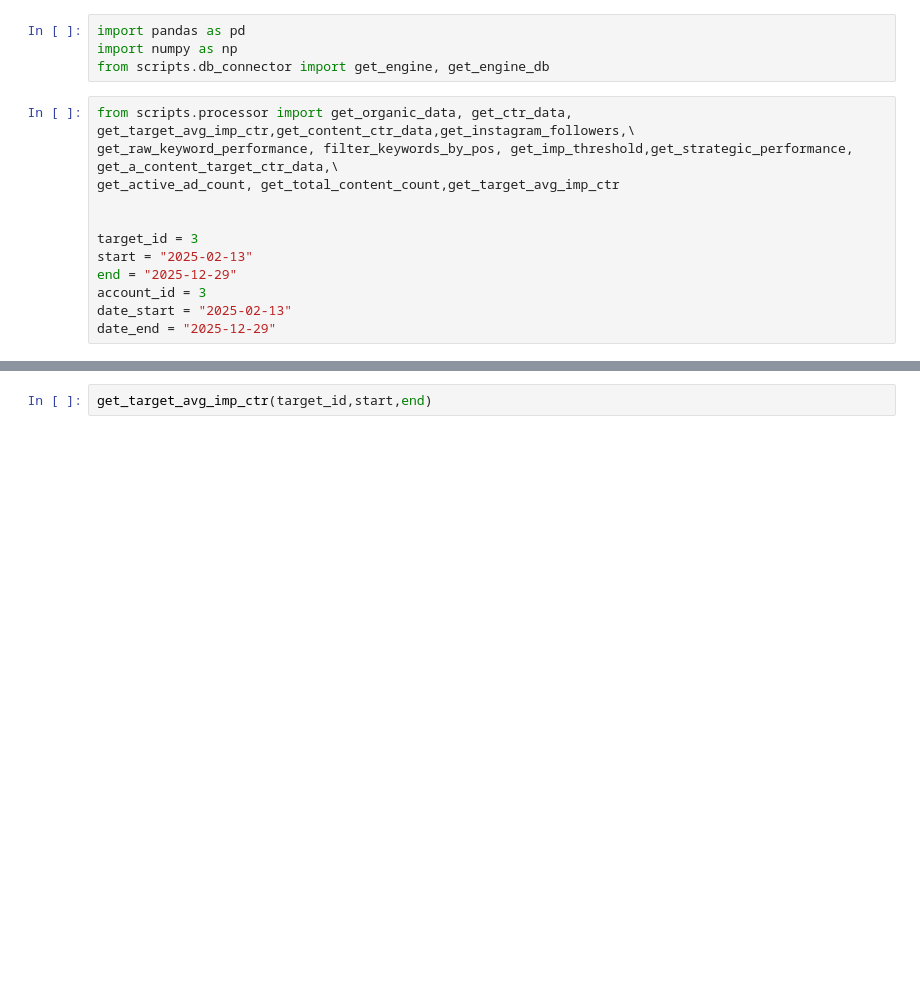
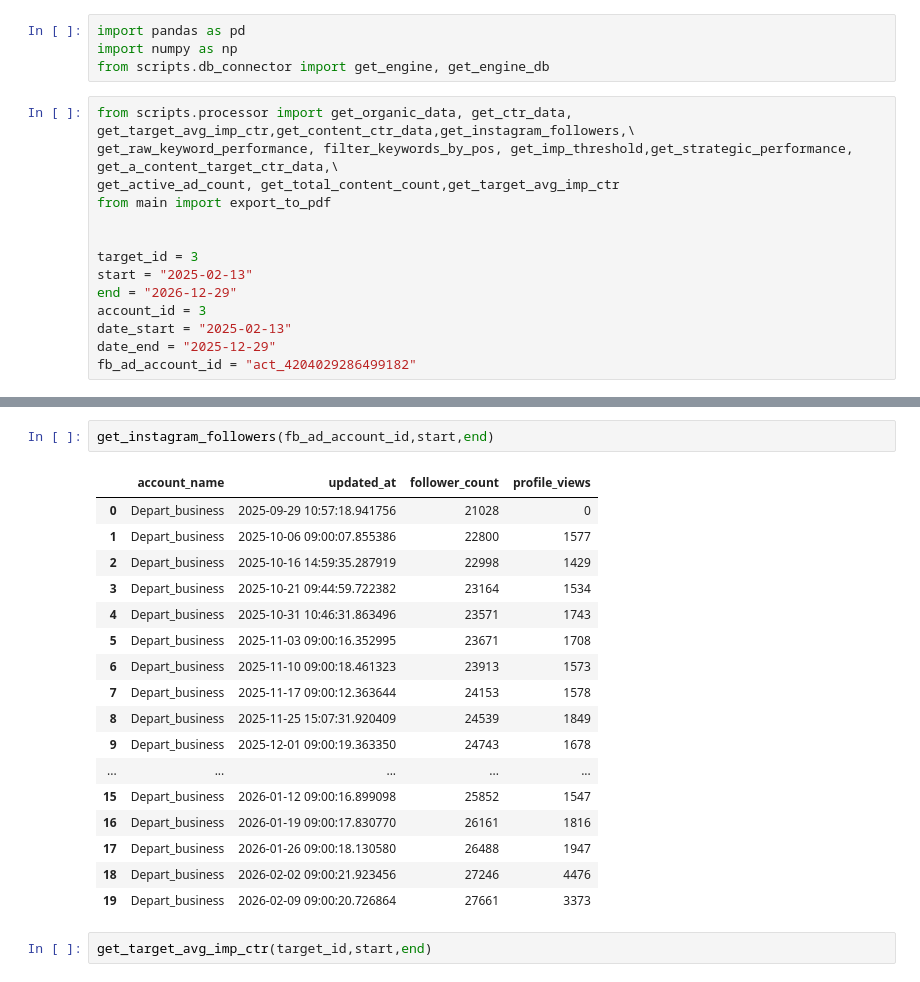
Before and after one commit to CheonJihyun/depart_analysisreport_automation, a Jupyter notebook: df_test.ipynb, the cells around one changed output, grey strips where cells are left out. Drawn from its saved outputs; the diff is of its cells as text; blank space fills up the shorter version.

```diff
--- a/df_test.ipynb
+++ b/df_test.ipynb
@@ -6,11 +6,13 @@ from scripts.db_connector import get_engine, get_engine_db
 from scripts.processor import get_organic_data, get_ctr_data, get_target_avg_imp_ctr,get_content_ctr_data,get_instagram_followers,\
 get_raw_keyword_performance, filter_keywords_by_pos, get_imp_threshold,get_strategic_performance, get_a_content_target_ctr_data,\
 get_active_ad_count, get_total_content_count,get_target_avg_imp_ctr
+from main import export_to_pdf
 
 
 target_id = 3
 start = "2025-02-13"
-end = "2025-12-29"
+end = "2026-12-29"
 account_id = 3
 date_start = "2025-02-13"
 date_end = "2025-12-29"
+fb_ad_account_id = "act_4204029286499182"
@@ -17,3 +49,23 @@ date_end = "2025-12-29"
+# %%
+get_instagram_followers(fb_ad_account_id,start,end)
+# %% [output]
+|  | account_name | updated_at | follower_count | profile_views |
+| 0 | Depart_business | 2025-09-29 10:57:18.941756 | 21028 | 0 |
+| 1 | Depart_business | 2025-10-06 09:00:07.855386 | 22800 | 1577 |
+| 2 | Depart_business | 2025-10-16 14:59:35.287919 | 22998 | 1429 |
+| 3 | Depart_business | 2025-10-21 09:44:59.722382 | 23164 | 1534 |
+| 4 | Depart_business | 2025-10-31 10:46:31.863496 | 23571 | 1743 |
+| 5 | Depart_business | 2025-11-03 09:00:16.352995 | 23671 | 1708 |
+| 6 | Depart_business | 2025-11-10 09:00:18.461323 | 23913 | 1573 |
+| 7 | Depart_business | 2025-11-17 09:00:12.363644 | 24153 | 1578 |
+| 8 | Depart_business | 2025-11-25 15:07:31.920409 | 24539 | 1849 |
+| 9 | Depart_business | 2025-12-01 09:00:19.363350 | 24743 | 1678 |
+| ... | ... | ... | ... | ... |
+| 15 | Depart_business | 2026-01-12 09:00:16.899098 | 25852 | 1547 |
+| 16 | Depart_business | 2026-01-19 09:00:17.830770 | 26161 | 1816 |
+| 17 | Depart_business | 2026-01-26 09:00:18.130580 | 26488 | 1947 |
+| 18 | Depart_business | 2026-02-02 09:00:21.923456 | 27246 | 4476 |
+| 19 | Depart_business | 2026-02-09 09:00:20.726864 | 27661 | 3373 |
 # %%
 get_target_avg_imp_ctr(target_id,start,end)
 # %% [output]
```
Also changed, not shown: parts of 2 cells of this notebook, 8 other files.
